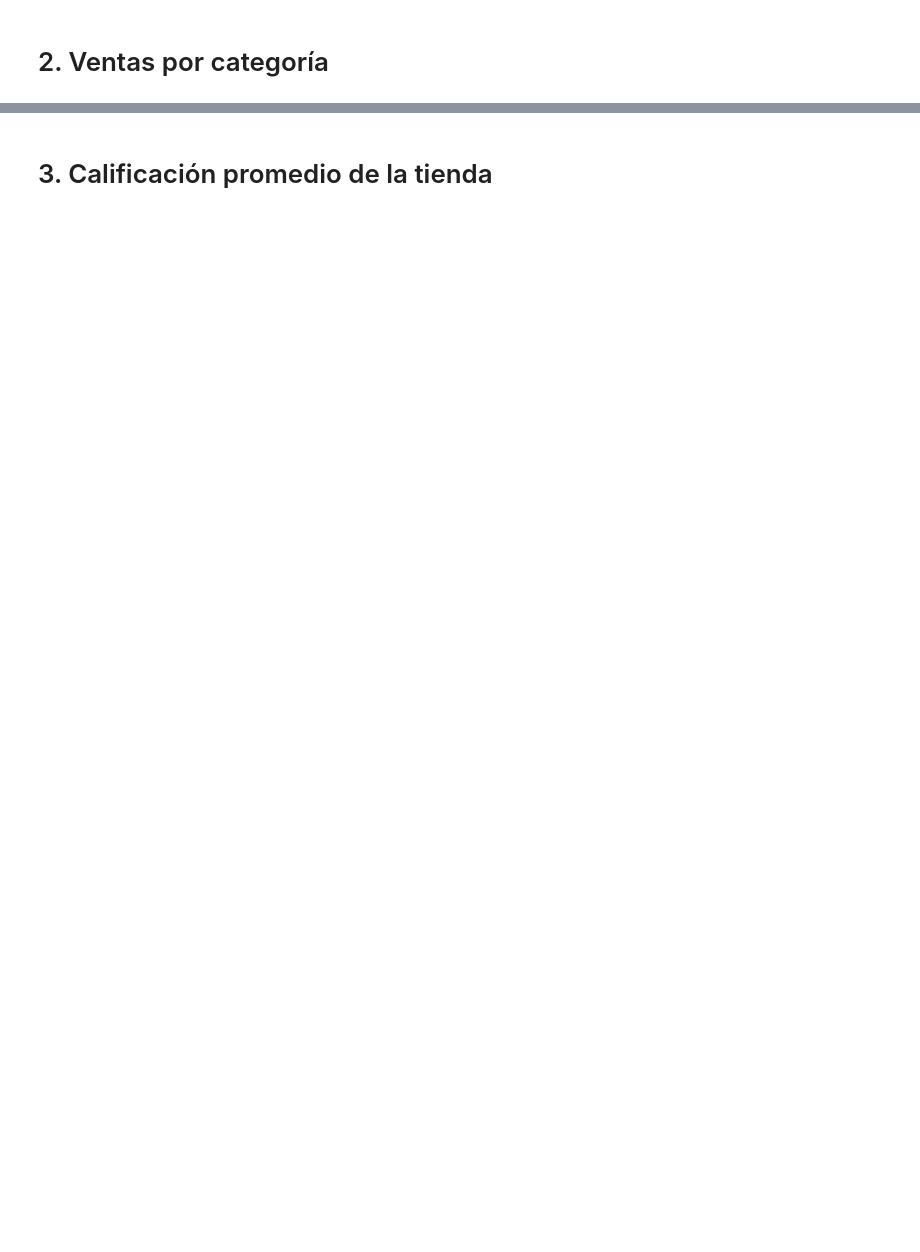
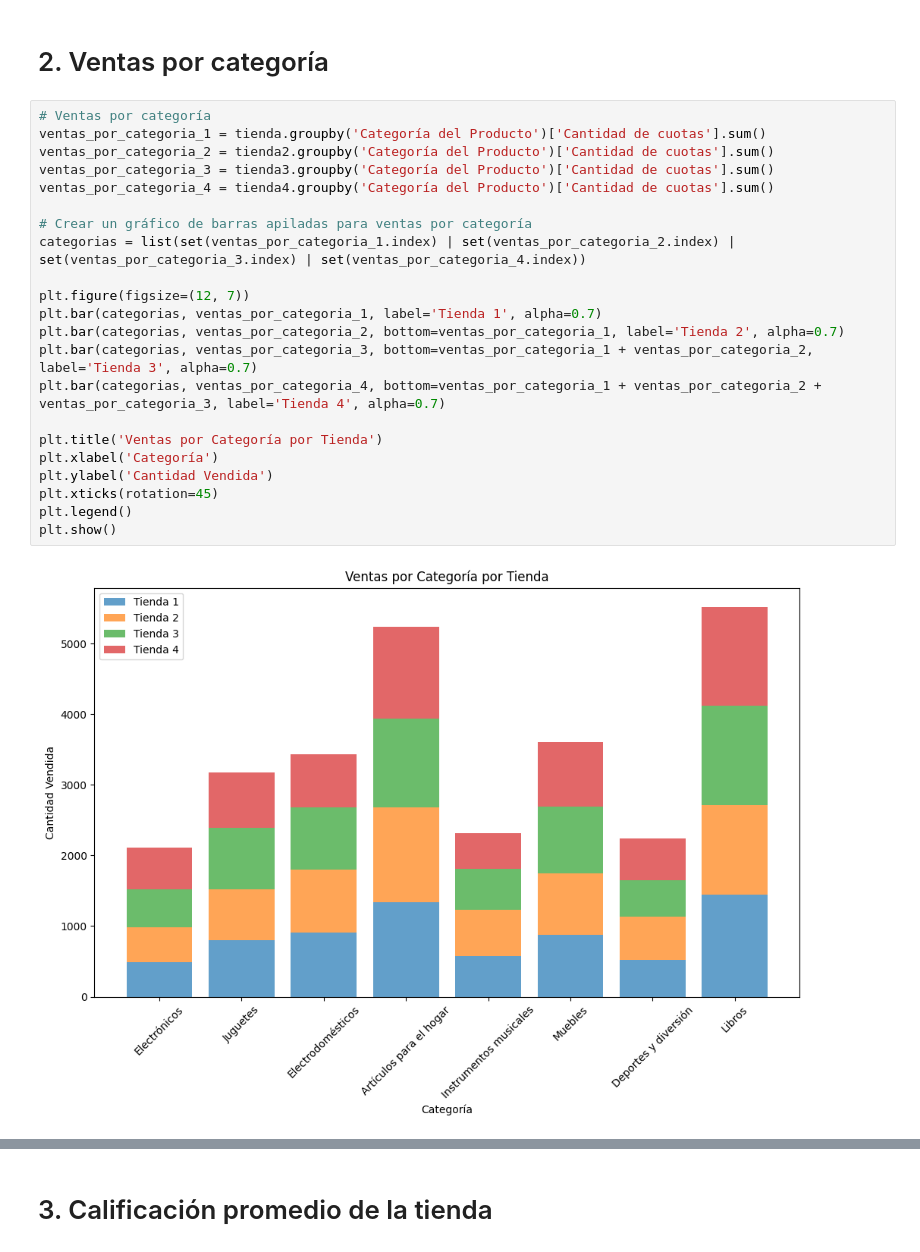
Before and after one commit to TheRealMrR/challenge1-data-science-latam, a Jupyter notebook: analisis.ipynb, the cells around one changed output, grey strips where cells are left out. Saved outputs shown, nothing was run; the diff lists cells and outputs as text; blank space fills up the shorter version.

```diff
--- a/analisis.ipynb
+++ b/analisis.ipynb
@@ -28,2 +54,26 @@ tienda.head()
 # %% [markdown]
 # 2. Ventas por categoría
+# %%
+# Ventas por categoría
+ventas_por_categoria_1 = tienda.groupby('Categoría del Producto')['Cantidad de cuotas'].sum()
+ventas_por_categoria_2 = tienda2.groupby('Categoría del Producto')['Cantidad de cuotas'].sum()
+ventas_por_categoria_3 = tienda3.groupby('Categoría del Producto')['Cantidad de cuotas'].sum()
+ventas_por_categoria_4 = tienda4.groupby('Categoría del Producto')['Cantidad de cuotas'].sum()
+
+# Crear un gráfico de barras apiladas para ventas por categoría
+categorias = list(set(ventas_por_categoria_1.index) | set(ventas_por_categoria_2.index) | set(ventas_por_categoria_3.index) | set(ventas_por_categoria_4.index))
+
+plt.figure(figsize=(12, 7))
+plt.bar(categorias, ventas_por_categoria_1, label='Tienda 1', alpha=0.7)
+plt.bar(categorias, ventas_por_categoria_2, bottom=ventas_por_categoria_1, label='Tienda 2', alpha=0.7)
+plt.bar(categorias, ventas_por_categoria_3, bottom=ventas_por_categoria_1 + ventas_por_categoria_2, label='Tienda 3', alpha=0.7)
+plt.bar(categorias, ventas_por_categoria_4, bottom=ventas_por_categoria_1 + ventas_por_categoria_2 + ventas_por_categoria_3, label='Tienda 4', alpha=0.7)
+
+plt.title('Ventas por Categoría por Tienda')
+plt.xlabel('Categoría')
+plt.ylabel('Cantidad Vendida')
+plt.xticks(rotation=45)
+plt.legend()
+plt.show()
+# %% [output]
+[figure, added]
```
Also changed, not shown: parts of 7 cells of this notebook.
